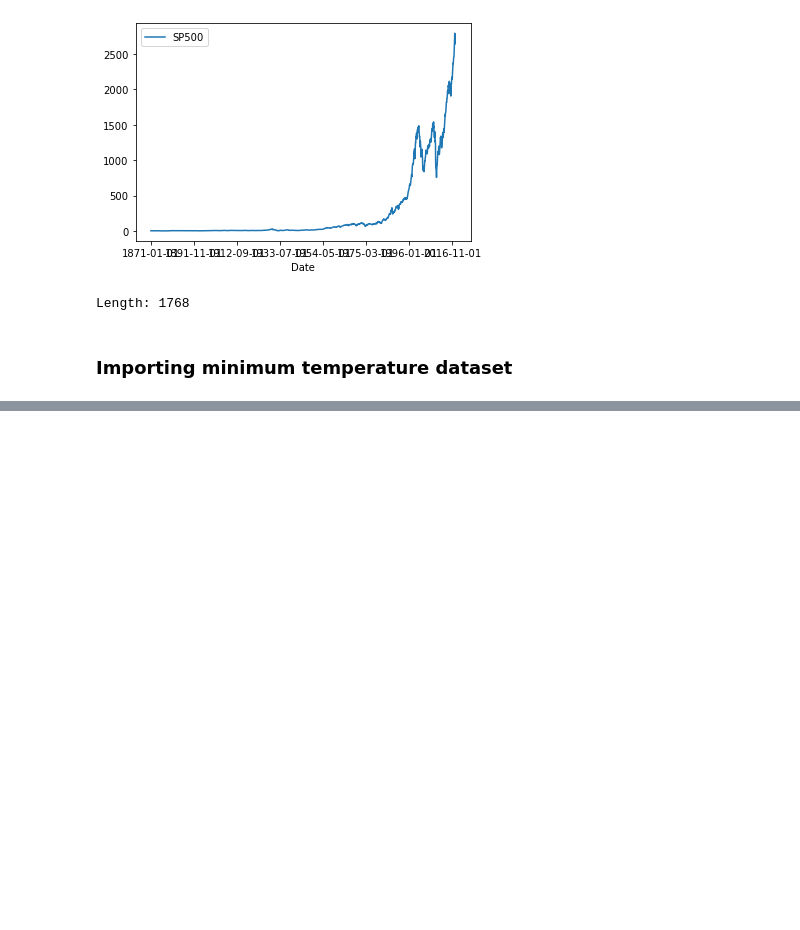
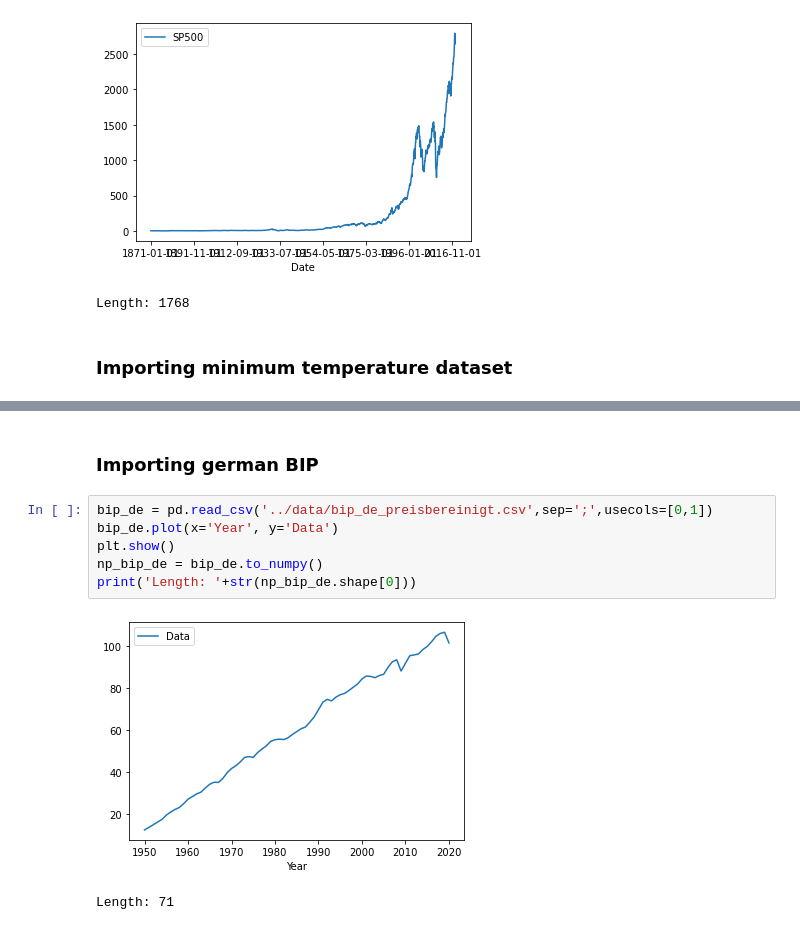
Before and after one commit to dapetri/Revisiting-STS-Clustering-Meaninglessness, a Jupyter notebook: py/meaningfulness.ipynb, the cells around one changed output, grey strips where cells are left out. Cells and saved outputs as stored; diff of their text form; blank space fills up the shorter version.

```diff
--- a/py/meaningfulness.ipynb
+++ b/py/meaningfulness.ipynb
@@ -229,3 +229,14 @@ print('Length: '+str(np_min_daily_temp.shape[0]))
 # %% [output]
 [figure]
 Length: 3650
+# %% [markdown]
+### Importing german BIP
+# %%
+bip_de = pd.read_csv('../data/bip_de_preisbereinigt.csv',sep=';',usecols=[0,1])
+bip_de.plot(x='Year', y='Data')
+plt.show()
+np_bip_de = bip_de.to_numpy()
+print('Length: '+str(np_bip_de.shape[0]))
+# %% [output]
+[figure, added]
+Length: 71
```
Also changed, not shown: parts of 9 cells of this notebook, 5 other files.
